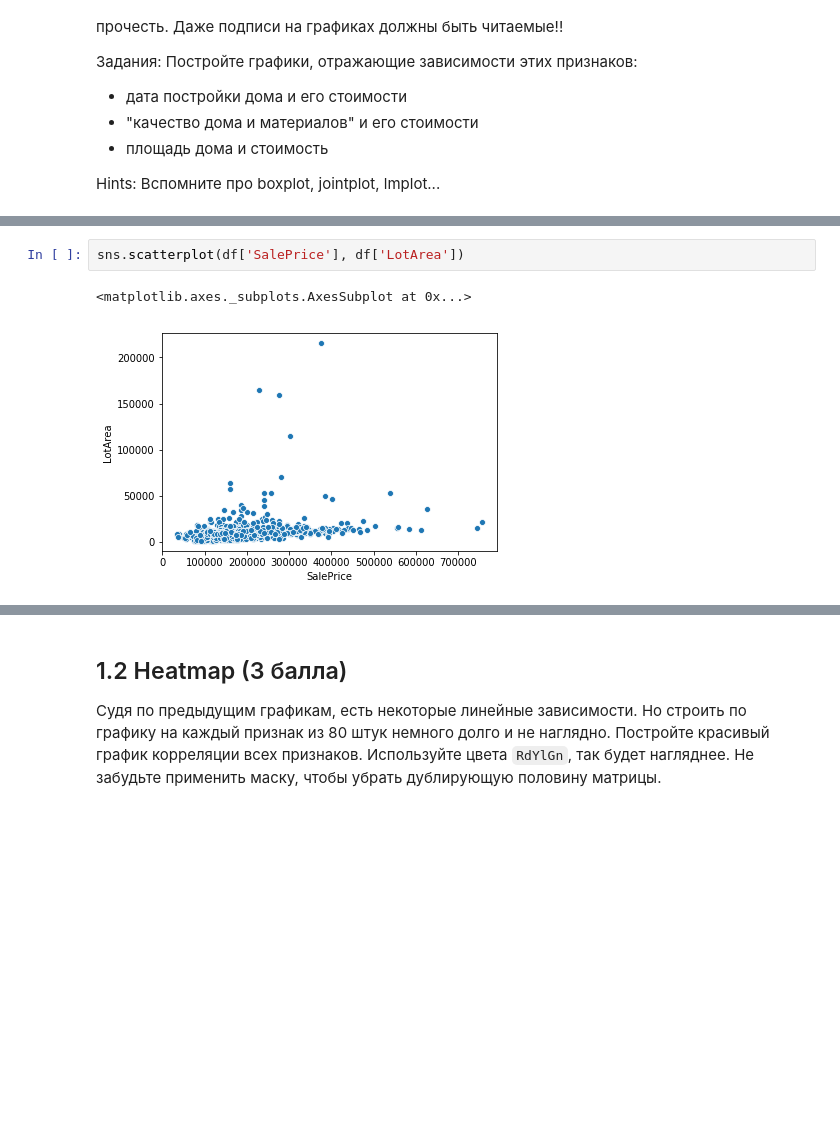
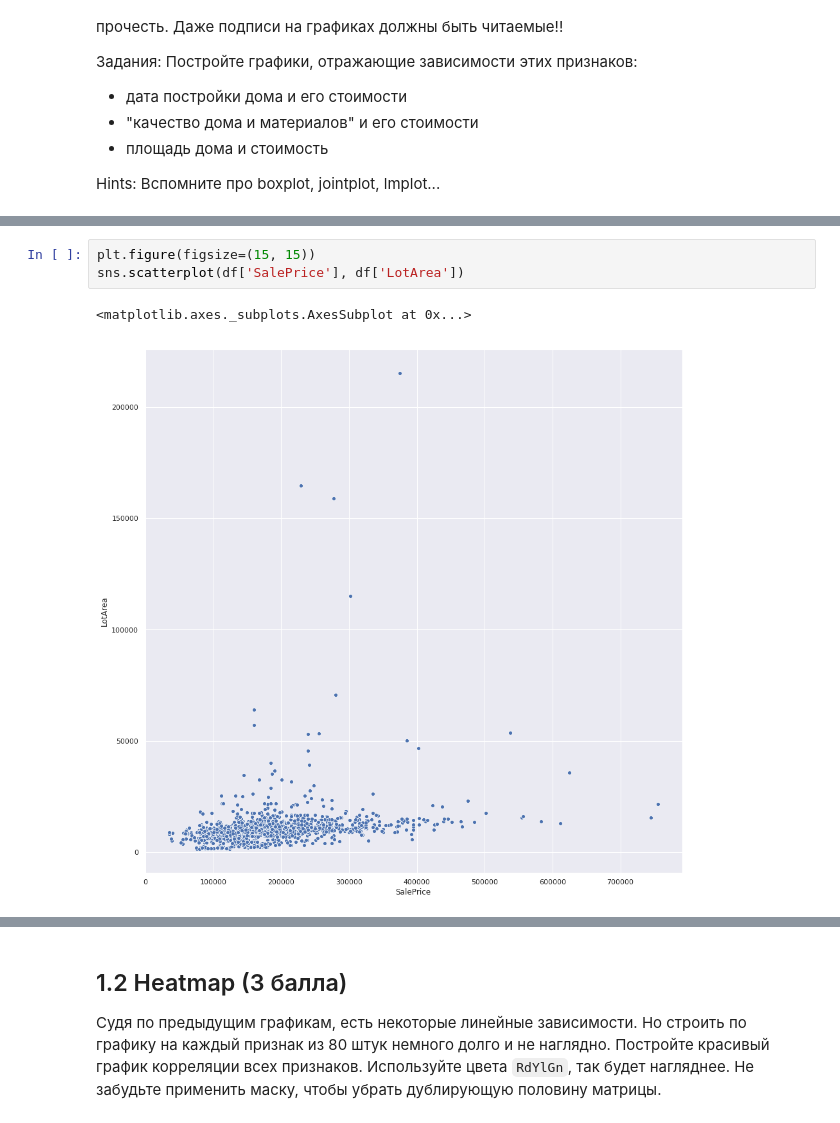
Before and after one commit to evggenshch/7bits_ML_1819, a Jupyter notebook: week06_workshop_06-01-linear-regression-homework.ipynb, the cells around one changed output, grey strips where cells are left out. Drawn from its saved outputs; the diff is of its cells as text; blank space fills up the shorter version.

```diff
--- a/week06_workshop_06-01-linear-regression-homework.ipynb
+++ b/week06_workshop_06-01-linear-regression-homework.ipynb
@@ -203,5 +228,6 @@ Hints: Вспомните про boxplot, jointplot, lmplot...
 # %%
+plt.figure(figsize=(15, 15))
 sns.scatterplot(df['SalePrice'], df['LotArea'])
 # %% [output]
 <matplotlib.axes._subplots.AxesSubplot at 0x...>
-[figure, old version]
+[figure, new version]
```
Also changed, not shown: parts of 34 cells of this notebook, 1 other file.
